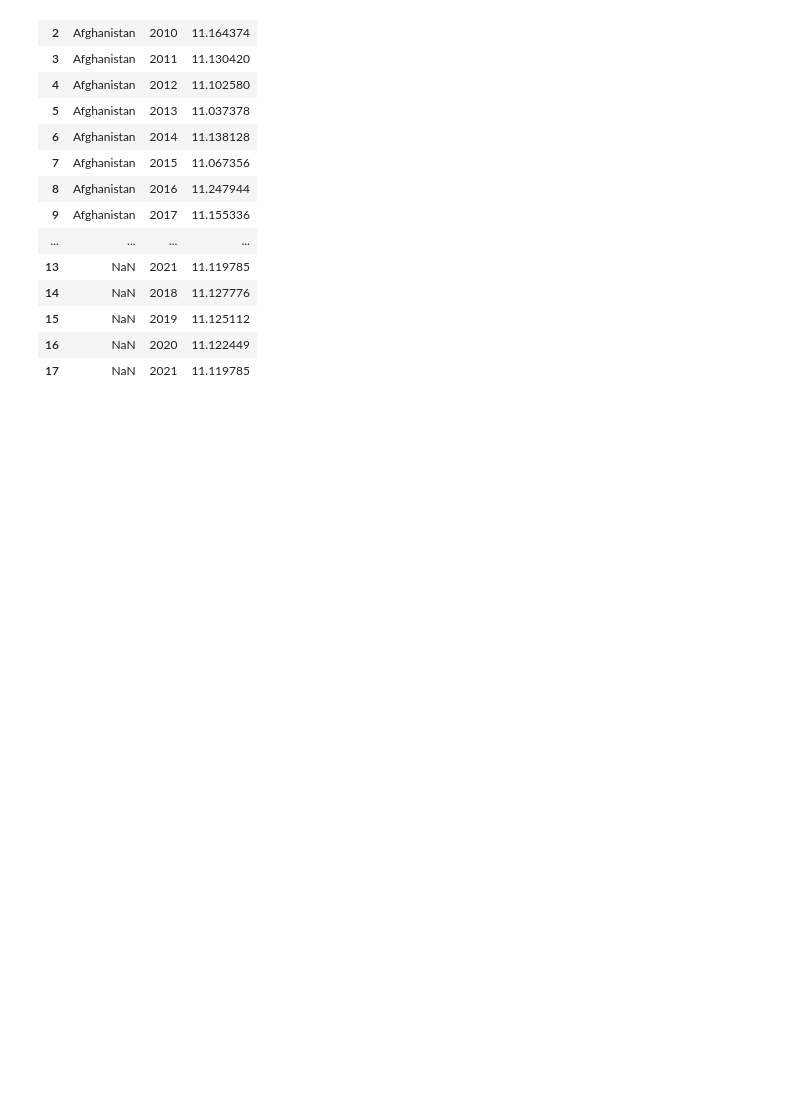
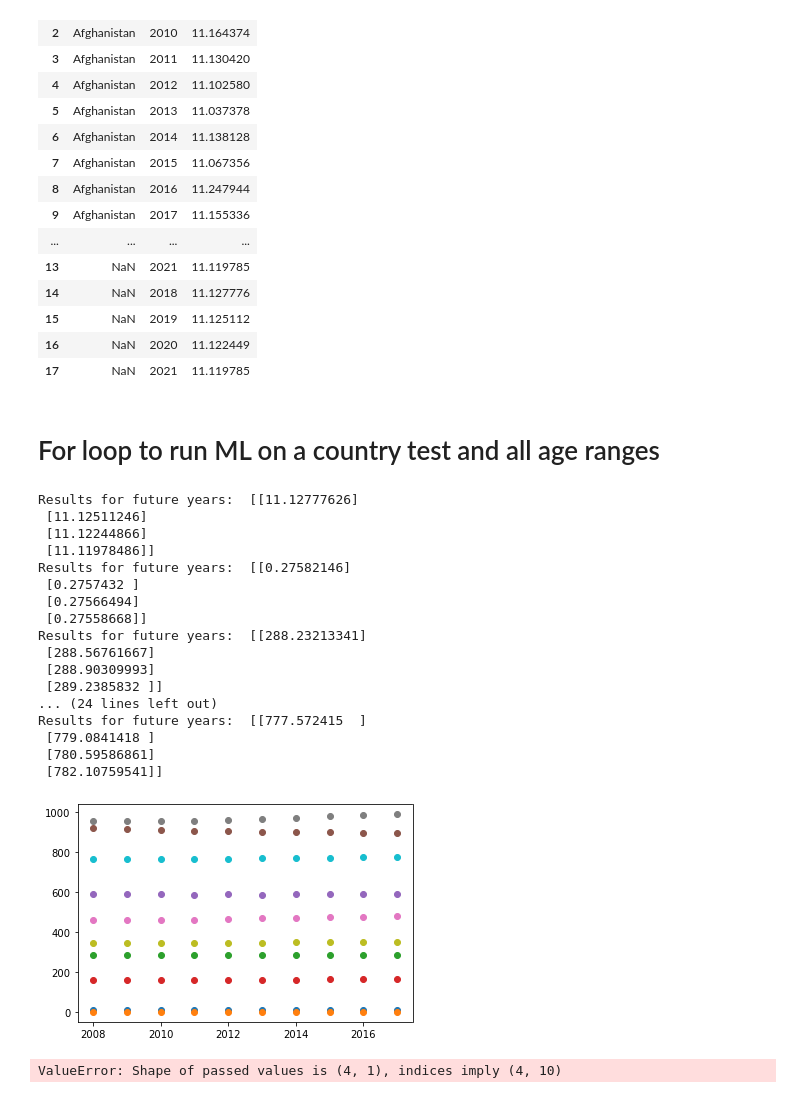
Before and after one commit to dianeyaneza/UWA-Data-Final_Project, a Jupyter notebook: wmhdata.ipynb, the cells around one changed output. Saved outputs shown, nothing was run; the diff lists cells and outputs as text; code cells hidden in the pictures; blank space fills up the shorter version.

Commit message:
Testing appending ML forecasted results across all age ranges

```diff
--- a/wmhdata.ipynb
+++ b/wmhdata.ipynb
@@ -256,30 +256,78 @@ afghanistan_subset
 | 15 | NaN | 2019 | 11.125112 |
 | 16 | NaN | 2020 | 11.122449 |
 | 17 | NaN | 2021 | 11.119785 |
+# %% [markdown]
+# For loop to run ML on a country test and all age ranges
 # %%
 # Foor loop to predict future years for Afghanistan and across age groups
 
 # tenyears_df
 afghanistan
 
 # test = afghanistan.iloc[:, 1:]
 # test
 
 
 for column in afghanistan.iloc[:, 2:]:
     X = afghanistan['Year']
     y = afghanistan[column]
 
     X1 = X.values.reshape(-1,1)
     y1 = y.values.reshape(-1,1)
 
     plt.scatter(X1,y1)
 
     model = LinearRegression()
     model.fit(X1, y1)
 
-    y1.append(model.predict([[2018], [2019], [2020], [2021]]))
+    # Check results
+    print("Results for future years: ",
+        model.predict([[2018],  [2019], [2020], [2021]]))
 
-    afghanistan = y1_new
+    # Save array into a variable
+    forecast_data_afg = model.predict([[2018],  [2019], [2020], [2021]])
+    # CHECK
+    # forecast_data_afg
+
+    # Convert into a dataframe
+    forecast_df_afg = pd.DataFrame(forecast_data_afg, columns=[afghanistan[column]])
+
+    # Create dataframe for forecasted future years
+    future_years = pd.DataFrame({'Year': [2018, 2019, 2020, 2021]})
+    # Concat future years dataframe with forecasted data
+    result = pd.concat([future_years, forecast_df], axis=1)
+    # CHECK
+    # result
+
+    # Append results to main dataframe
+    afghanistan_subset = afghanistan_subset.append(result, ignore_index=True)
+
+    # CHECK
+    # afghanistan_subset
 
 # REMEMBER TO EVALUATE MODEL
+# %% [output]
+Results for future years:  [[11.12777626]
+ [11.12511246]
+ [11.12244866]
+ [11.11978486]]
+Results for future years:  [[0.27582146]
+ [0.2757432 ]
+ [0.27566494]
+ [0.27558668]]
+Results for future years:  [[288.23213341]
+ [288.56761667]
+ [288.90309993]
+ [289.2385832 ]]
+... (24 lines left out)
+Results for future years:  [[777.572415  ]
+ [779.0841418 ]
+ [780.59586861]
+ [782.10759541]]
+[figure, added]
+# %%
+forecast_df_afg = pd.DataFrame(forecast_data_afg, columns=[afghanistan[column]])
+
+forecast_data_afg
+# %% [output]
+ValueError: Shape of passed values is (4, 1), indices imply (4, 10)
```
